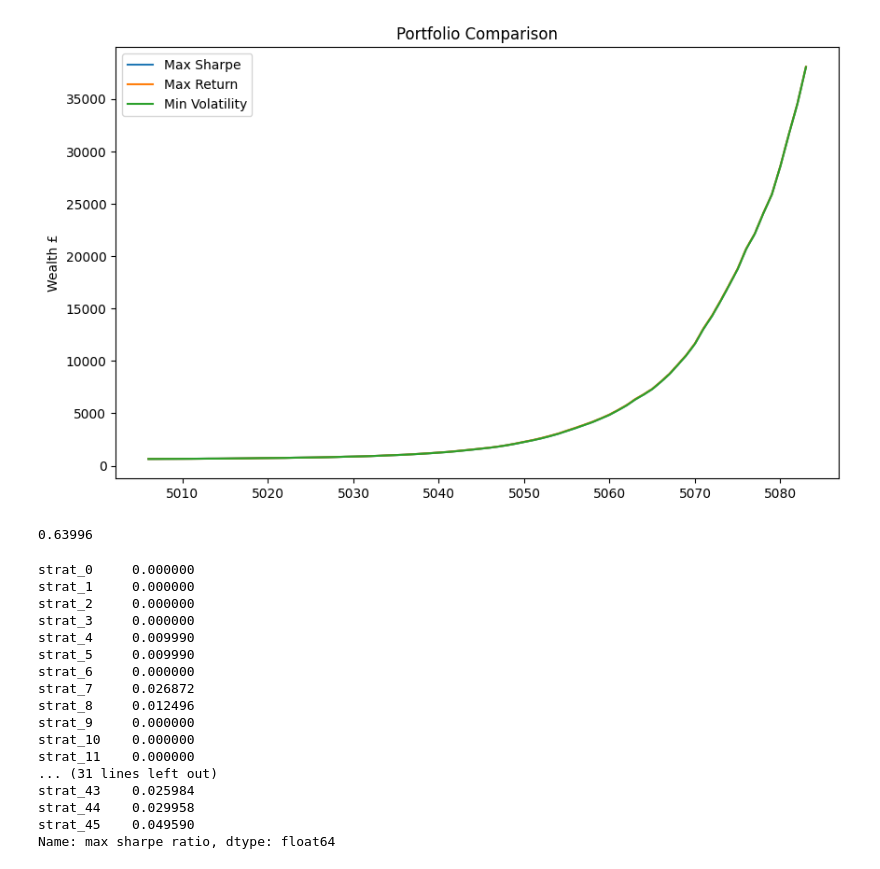
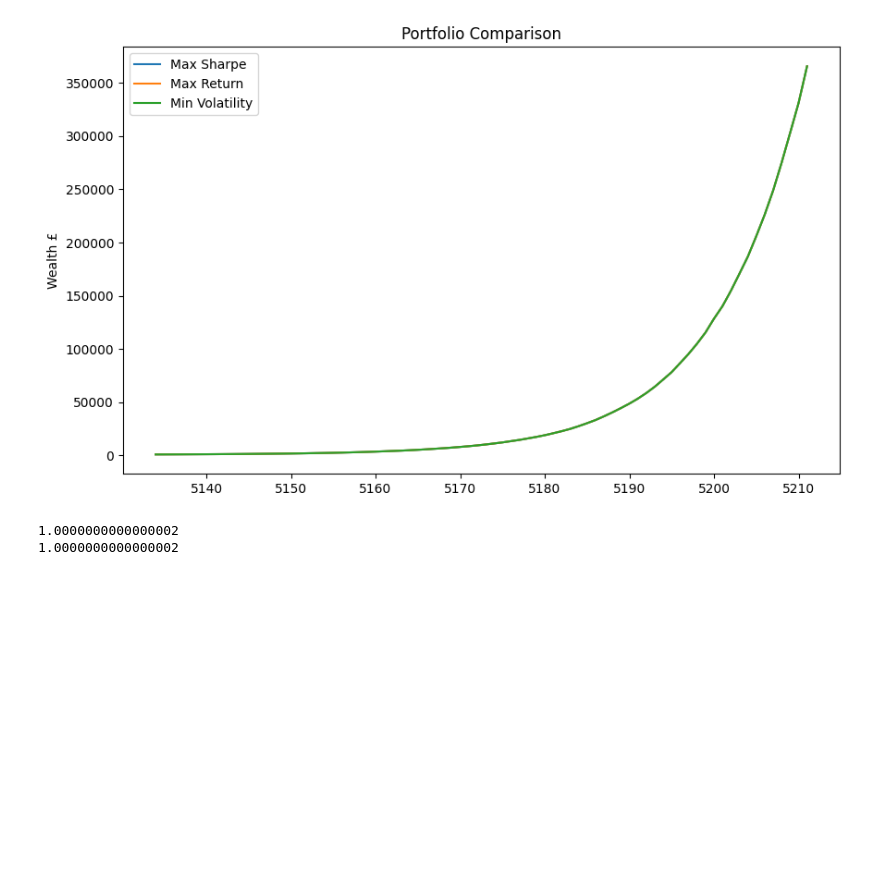
Before and after one commit to cst0313/QRTAlgothon2024, a Jupyter notebook: human_automation.ipynb, the cells around one changed output. Saved outputs shown, nothing was run; the diff lists cells and outputs as text; code cells hidden in the pictures; blank space fills up the shorter version.

Commit message:
automate strat

```diff
--- a/human_automation.ipynb
+++ b/human_automation.ipynb
@@ -1,5 +1,6 @@
 # %%
 import matplotlib.pyplot as plt
+
 from tools import *
 
 def read_data(path, password):
@@ -14,12 +15,12 @@ def read_data(path, password):
 
 path = './public_data/'
 
-file_name = 'release_5083.crypt'  # example: release_3547.crypt
-password = 'PEypfZiNg7NA519d'
+file_name = 'release_5211.crypt'  # example: release_3547.crypt
+password = 'LR2tgboMGxWtKhjM'
 df = read_data(path=path + file_name, password=password)
 
-new_file_name = 'release_5083.crypt'
-new_password = 'PEypfZiNg7NA519d'
+new_file_name = 'release_5211.crypt'
+new_password = 'LR2tgboMGxWtKhjM'
 # %%
 ranks = pd.DataFrame()
 data = df[-78:].copy()
@@ -68,14 +69,17 @@ def compute_random_portfolio(_df, _iterations) -> None:
             if n in rank_4 or n not in ranks:
                 weights[n] = 0
             else:
-                weights[n] = np.random.random()
+                x = np.random.random()
+                if x > 0.1:
+                    x /= 2
+                weights[n] = x + 0.001
 
         weights = weights.round(4)
         weights /= abs(weights).sum()
         weights *= 0.6
 
         for n in rank_4:
-            weights[n] = 0.00999
+            weights[n] = 0.1
 
         portfolio_weights.append(weights)
 
@@ -115,53 +119,69 @@ def compute_wealth(_df, _weights):
     cumulative_ret = np.cumprod(1 + _df)
     cumulative_wealths = cumulative_ret * initial_values
 
     return cumulative_wealths.sum(axis=1)
 
 
 values = pd.DataFrame()
 values['Max Sharpe'] = compute_wealth(data, sharpe_w)
 values['Max Return'] = compute_wealth(data, max_return_w)
 values['Min Volatility'] = compute_wealth(data, min_risk_w)
 
 plt.figure(figsize=(10, 6))
 plt.plot(values['Max Sharpe'], label='Max Sharpe')
 plt.plot(values['Max Return'], label='Max Return')
 plt.plot(values['Min Volatility'], label='Min Volatility')
 plt.title('Portfolio Comparison')
 plt.ylabel('Wealth £')
 plt.legend()
 plt.show()
 
 # find the portfolio weights
 results_weights = pd.DataFrame(index=data.columns)
 results_weights['max sharpe ratio'] = sharpe_w
 results_weights['max return'] = max_return_w
 results_weights['min risk'] = min_risk_w
 
 clipped_weights = results_weights['max sharpe ratio']
 print(sum(clipped_weights))
 
-clipped_weights
+# clipped_weights
+# more = sum(clipped_weights) - 1
+# if more != 0:
+#     stuff = results_weights['max sharpe ratio'].sort_values(ascending=False)
+#     print(stuff)
+#     idx = 0
+#     if more > 0:
+#         while more > 0:
+#             if stuff[idx] < 0.1:
+#                 more += stuff[idx] - 0.1
+#                 stuff[idx] = 0.1
+#             elif stuff[idx] > 0.1:
+#                 if 0.1 - stuff[idx] > more: # can fill in whole gap with more
+#                     stuff[idx] += more
+#                     more = 0
+#                 else:
+#                     more -= (0.1 - stuff[idx])
+#                     stuff[idx] = 0.1
+#     else: # we are missing stuff
+#         more *= -1
+#         while more > 0:
+#             if stuff[idx] < 0.1:
+#                 more += stuff[idx] - 0.1
+#                 stuff[idx] = 0.1
+#             elif stuff[idx] > 0.1:
+#                 if 0.1 - stuff[idx] > more: # can fill in whole gap with more
+#                     stuff[idx] += more
+#                     more = 0
+#                 else:
+#                     more -= (0.1 - stuff[idx])
+#                     stuff[idx] = 0.1
+# clipped_weights = results_weights['max sharpe ratio']
+print(sum(clipped_weights))
 # %% [output]
-[figure, old version]
+[figure, new version]
-0.63996
+1.0000000000000002
+1.0000000000000002
-strat_0     0.000000
-strat_1     0.000000
-strat_2     0.000000
-strat_3     0.000000
-strat_4     0.009990
-strat_5     0.009990
-strat_6     0.000000
-strat_7     0.026872
-strat_8     0.012496
-strat_9     0.000000
-strat_10    0.000000
-strat_11    0.000000
-... (31 lines left out)
-strat_43    0.025984
-strat_44    0.029958
-strat_45    0.049590
-Name: max sharpe ratio, dtype: float64
 # %%
 pos_dict = clipped_weights.to_dict()
 get_submission_dict(pos_dict)
```
Also changed, not shown: parts of 4 cells of this notebook, 1 other file.
